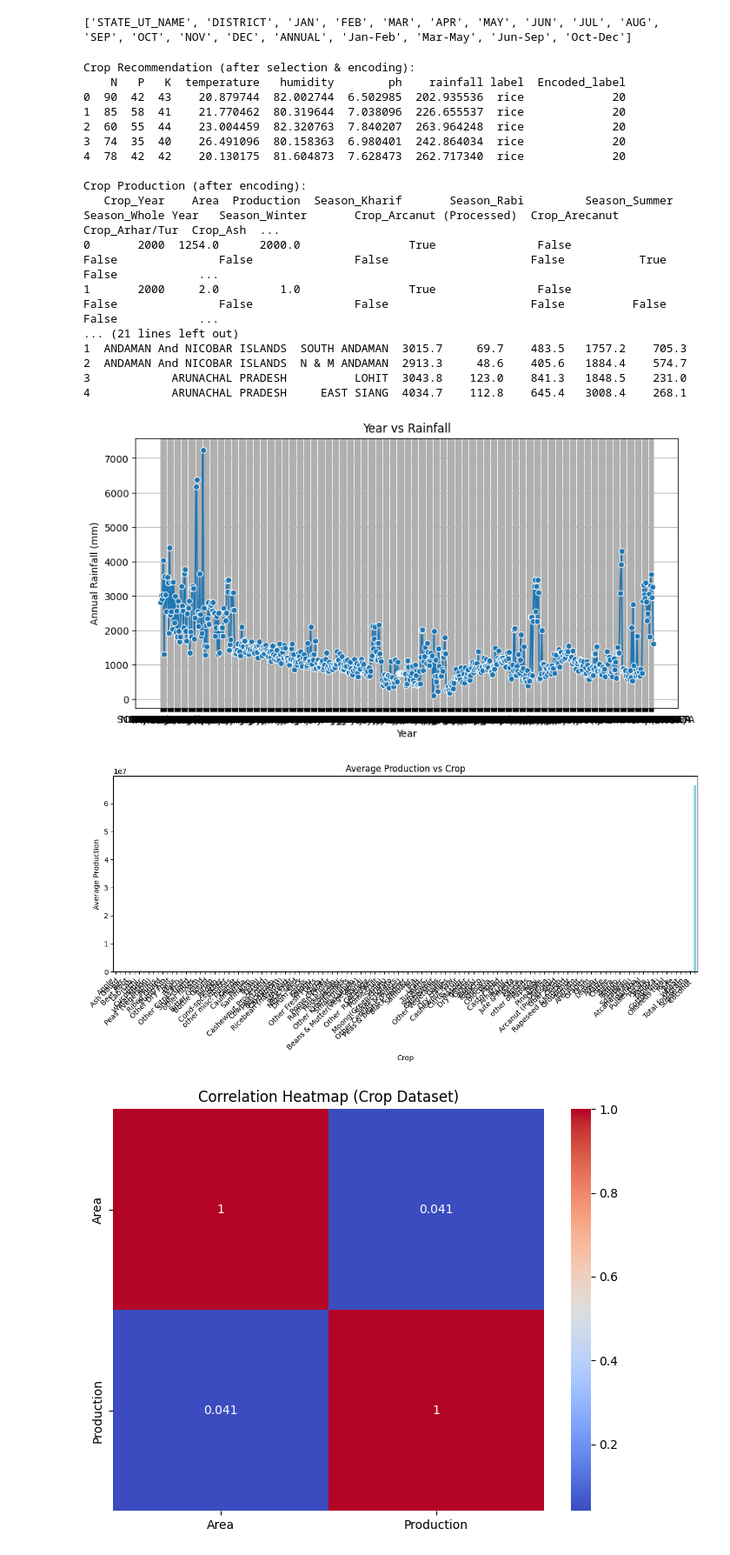
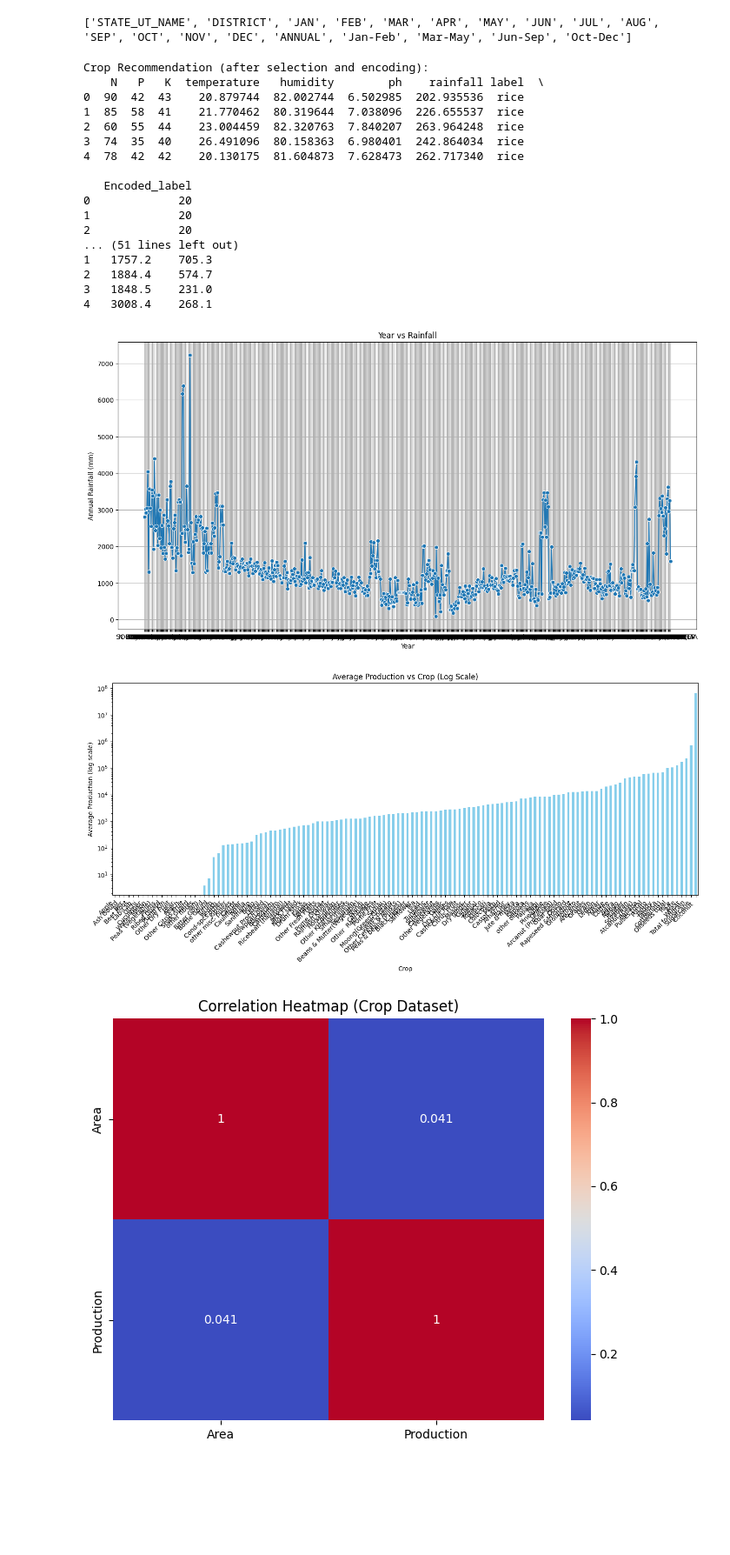
Before and after one commit to rishitha-1612/climate-based-crop-recommender-, a Jupyter notebook: Crop_&_Drought_Prediction_System.ipynb, the cells around one changed output. Shown at 87% size. Cells and saved outputs as stored; diff of their text form; code cells hidden in the pictures; blank space fills up the shorter version.

```diff
--- a/Crop_&_Drought_Prediction_System.ipynb
+++ b/Crop_&_Drought_Prediction_System.ipynb
@@ -143,6 +146,6 @@ crop_recommendation_selected['Encoded_label'] = label_encoder.fit_transform(crop
 crop_production_encoded = pd.get_dummies(crop_production_selected, columns=['Season','Crop'], drop_first=True)
 # %%
-print("\nCrop Recommendation (after selection & encoding):")
+print("\nCrop Recommendation (after selection and encoding):")
 print(crop_recommendation_selected.head())
 
 print("\nCrop Production (after encoding):")
@@ -151,45 +154,47 @@ print(crop_production_encoded.head())
 print("\nRainfall Data (for drought/flood):")
 print(rainfall_selected.head())
 # %% [output]
-Crop Recommendation (after selection & encoding):
-    N   P   K  temperature   humidity        ph    rainfall label  Encoded_label
-0  90  42  43    20.879744  82.002744  6.502985  202.935536  rice             20
-1  85  58  41    21.770462  80.319644  7.038096  226.655537  rice             20
-2  60  55  44    23.004459  82.320763  7.840207  263.964248  rice             20
-3  74  35  40    26.491096  80.158363  6.980401  242.864034  rice             20
-4  78  42  42    20.130175  81.604873  7.628473  262.717340  rice             20
+Crop Recommendation (after selection and encoding):
+    N   P   K  temperature   humidity        ph    rainfall label  \
+0  90  42  43    20.879744  82.002744  6.502985  202.935536  rice
+1  85  58  41    21.770462  80.319644  7.038096  226.655537  rice
+2  60  55  44    23.004459  82.320763  7.840207  263.964248  rice
+3  74  35  40    26.491096  80.158363  6.980401  242.864034  rice
+4  78  42  42    20.130175  81.604873  7.628473  262.717340  rice
 
-Crop Production (after encoding):
-   Crop_Year    Area  Production  Season_Kharif       Season_Rabi         Season_Summer       Season_Whole Year   Season_Winter       Crop_Arcanut (Processed)  Crop_Arecanut  Crop_Arhar/Tur  Crop_Ash  ...
-0       2000  1254.0      2000.0                True               False               False               False               False                     False           True           False            ...
-1       2000     2.0         1.0                True               False               False               False               False                     False          False           False            ...
-... (21 lines left out)
-1  ANDAMAN And NICOBAR ISLANDS  SOUTH ANDAMAN  3015.7     69.7    483.5   1757.2    705.3
-2  ANDAMAN And NICOBAR ISLANDS  N & M ANDAMAN  2913.3     48.6    405.6   1884.4    574.7
-3            ARUNACHAL PRADESH          LOHIT  3043.8    123.0    841.3   1848.5    231.0
-4            ARUNACHAL PRADESH     EAST SIANG  4034.7    112.8    645.4   3008.4    268.1
+   Encoded_label
+0             20
+1             20
+2             20
+... (51 lines left out)
+1   1757.2    705.3
+2   1884.4    574.7
+3   1848.5    231.0
+4   3008.4    268.1
 # %%
-plt.figure(figsize=(10, 5))
+
+plt.figure(figsize=(16, 8))
 sns.lineplot(data=rainfall_selected, x="DISTRICT", y="ANNUAL", marker="o")
 plt.title("Year vs Rainfall")
 plt.xlabel("Year")
 plt.ylabel("Annual Rainfall (mm)")
 plt.grid(True)
 plt.show()
 # %% [output]
-[figure, old version]
+[figure, new version]
 # %%
 avg_production_crop = crop_production.groupby("Crop")["Production"].mean().sort_values()
-plt.figure(figsize=(12, 6))
+plt.figure(figsize=(14, 7))
 avg_production_crop.plot(kind="bar", color="skyblue")
-plt.title("Average Production vs Crop")
-plt.ylabel("Average Production")
+plt.title("Average Production vs Crop (Log Scale)")
+plt.ylabel("Average Production (log scale)")
 plt.xlabel("Crop")
+plt.yscale('log')
 plt.xticks(rotation=45, ha='right')
 plt.tight_layout()
 plt.show()
 # %% [output]
-[figure, old version]
+[figure, new version]
 # %%
 plt.figure(figsize=(8, 6))
 sns.heatmap(crop_production[["Area", "Production"]].corr(), annot=True, cmap="coolwarm")
```
Also changed, not shown: parts of 47 cells of this notebook.
